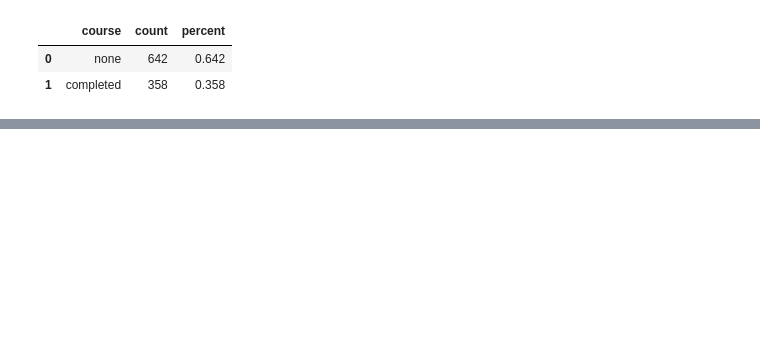
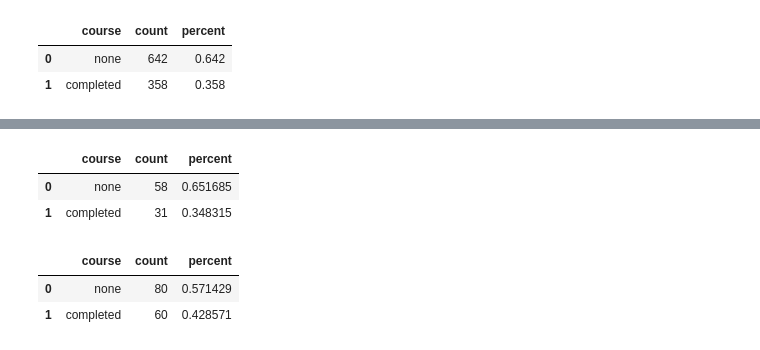
Before and after one commit to PaolaDaft/Students_Performance, a Jupyter notebook: notebooks/students-performance.ipynb, the cells around one changed output, grey strips where cells are left out. Drawn from its saved outputs; the diff is of its cells as text; code cells hidden in the pictures; blank space fills up the shorter version.

```diff
--- a/notebooks/students-performance.ipynb
+++ b/notebooks/students-performance.ipynb
@@ -736,8 +933,16 @@ hacer visulizaciones por si influye el lounch o el curso
 # %%
-a_course = data_a ['course'].value_counts().to_frame().reset_index().rename(columns={'index':'course','course':'count'})
-a_course['percent'] = (a_course['count'] / a_course['count'].sum())
-a_course
+a_course_count = data_a ['course'].value_counts().to_frame().reset_index().rename(columns={'index':'course','course':'count'})
+a_course_count['percent'] = (a_course_count['count'] / a_course_count['count'].sum())
+a_course_count
+# %% [output]
+|  | course | count | percent |
+| 0 | none | 58 | 0.651685 |
+| 1 | completed | 31 | 0.348315 |
 # %%
-e_course= data_e ['course'].value_counts().to_frame().reset_index().rename(columns={'index':'course','course':'count'})
-e_course['percent'] = (e_course['count'] / e_course['count'].sum())
-e_course
+e_course_count = data_e ['course'].value_counts().to_frame().reset_index().rename(columns={'index':'course','course':'count'})
+e_course_count['percent'] = (e_course_count['count'] / e_course_count['count'].sum())
+e_course_count
+# %% [output]
+|  | course | count | percent |
+| 0 | none | 80 | 0.571429 |
+| 1 | completed | 60 | 0.428571 |
```
Also changed, not shown: parts of 56 cells of this notebook.
